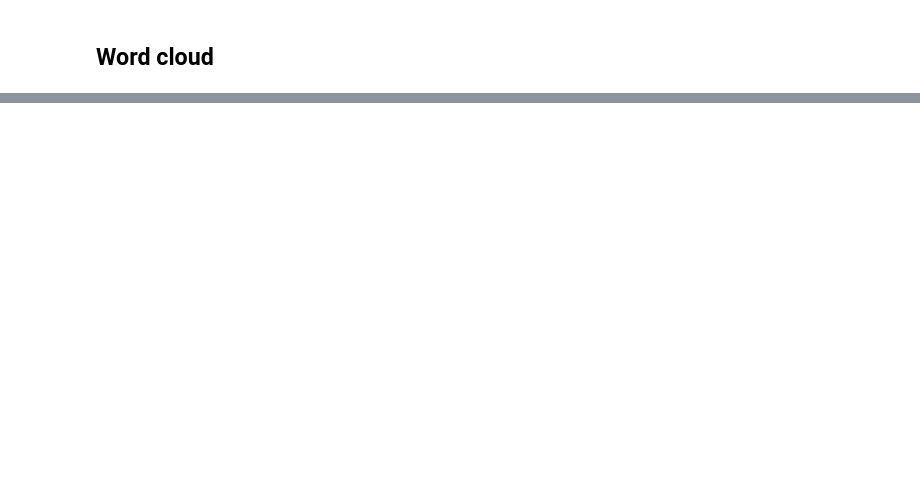
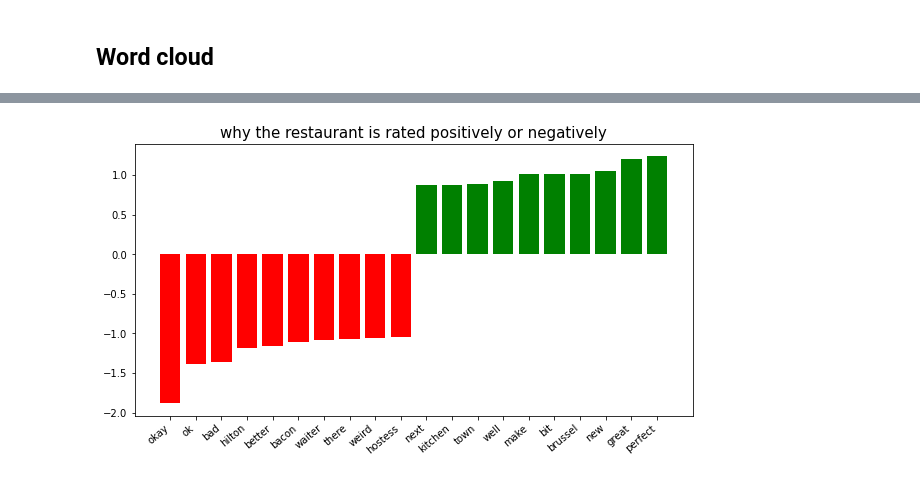
Before and after one commit to dailyLi/yelp_da, a Jupyter notebook: Yelp_word_cloud.ipynb, the cells around one changed output, grey strips where cells are left out. Cells and saved outputs as stored; diff of their text form; code cells hidden in the pictures; blank space fills up the shorter version.

```diff
--- a/Yelp_word_cloud.ipynb
+++ b/Yelp_word_cloud.ipynb
@@ -123,10 +145,9 @@ top_words(positive)
 # %%
 def onegram(business_id):
 
-    train  = sample[sample['business_id'] == business_id][review_ml['True(1)/Deceptive(0)'] == 'True']
-    train_data =  list(train['Review'])    # text
-    label = list(train['Stars'])           # ratings
-    train_label = change_label(label)
+    train  = data[data['business_id'] == business_id]
+    train_data =  list(train['Review'])
+    train_label = list(train['Polarity'])
 
     text = text_process(train_data)
     text = sum(text,[])
@@ -135,9 +156,9 @@ def onegram(business_id):
     transformer = TfidfVectorizer()
     cvectorizer = transformer.fit(text)
     transformed = cvectorizer.transform(train['Review'])
-#     print(cvectorizer.get_feature_names())
+    #print(cvectorizer.get_feature_names())
 
-    # SVM
+    # SVM regression
     clf = LinearSVC()
     clf.fit(transformed,train_label)
 
@@ -146,11 +167,11 @@ def onegram(business_id):
     neg_coefficients = np.argsort(coefficients )[:10]
     combine = np.hstack([neg_coefficients, pos_coefficients])
 
-    plt.figure(figsize=(7, 4))
-    colors = ['red' if i < 0 else 'blue' for i in coefficients[combine]]
+    plt.figure(figsize=(10, 5))
+    colors = ['red' if i < 0 else 'green' for i in coefficients[combine]]
     plt.bar(np.arange(2 * 10), coefficients[combine], color=colors)
     feature_names = np.array(cvectorizer.get_feature_names())
 
-    plt.title('why the restaurant is rated as bad or good ', fontsize = 15)
+    plt.title('why the restaurant is rated positively or negatively', fontsize = 15)
     plt.xticks(np.arange( 0, 2 * 10), feature_names[combine], rotation=40, ha='right')
     plt.show()
@@ -156,0 +207,4 @@ def onegram(business_id):
+# %%
+onegram('GBTPC53ZrG1ZBY3DT8Mbcw')
+# %% [output]
+[figure, added]
```
Also changed, not shown: parts of 13 cells of this notebook.
